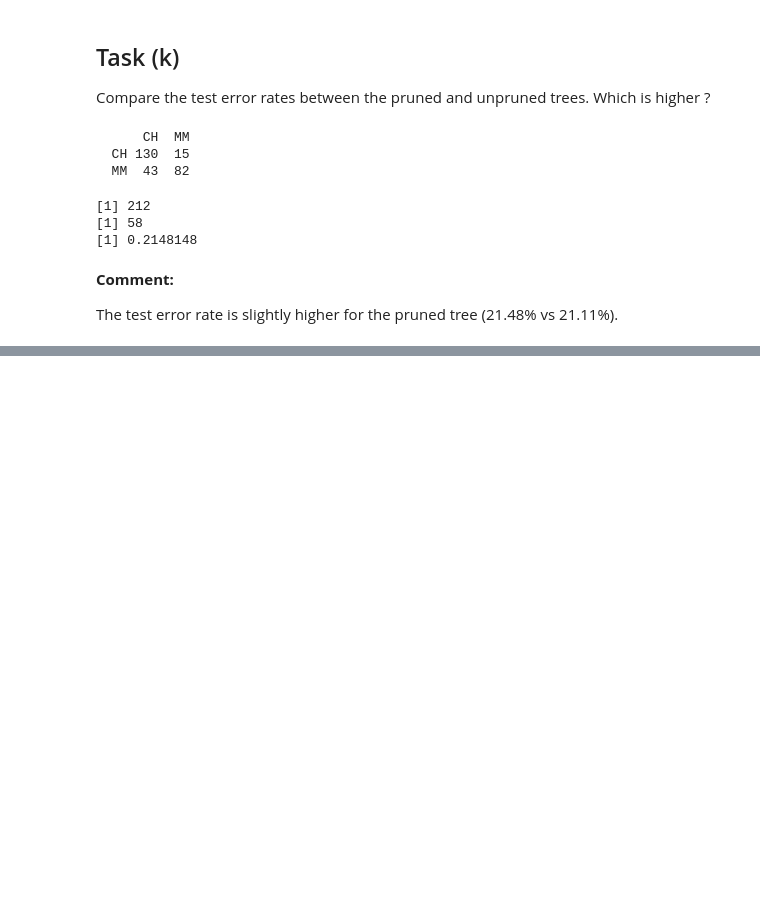
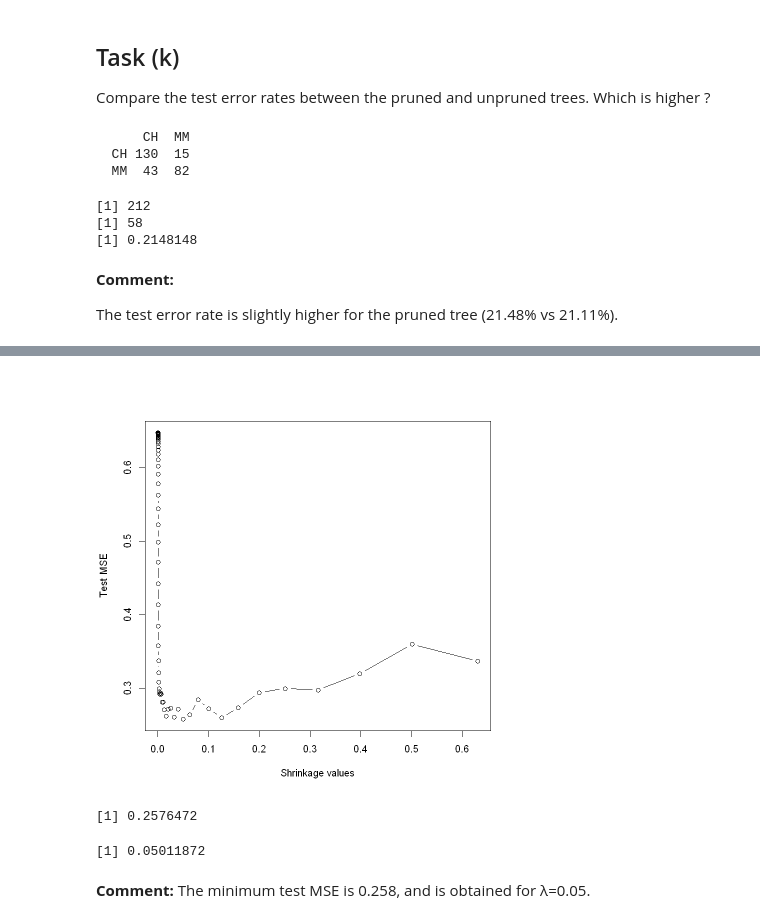
Before and after one commit to nguyenvlm/Statistical-Learning, a Jupyter notebook: Week7_TreeBasedMethods.ipynb, the cells around one changed output, grey strips where cells are left out. Saved outputs shown, nothing was run; the diff lists cells and outputs as text; code cells hidden in the pictures; blank space fills up the shorter version.

```diff
--- a/Week7_TreeBasedMethods.ipynb
+++ b/Week7_TreeBasedMethods.ipynb
@@ -388,0 +441,21 @@ The test error rate is slightly higher for the pruned tree (21.48%  vs 21.11%).
+# %%
+set.seed(1998)
+
+test.err = rep(NA, length(lambdas))
+for (i in 1:length(lambdas)) {
+    boost.hitters = gbm(Salary ~ ., data = train, distribution = "gaussian", n.trees = 1000, shrinkage = lambdas[i])
+    # Test MSE:
+    test.err[i] = mean((predict(boost.hitters, test, n.trees = 1000) - test$Salary)^2)
+}
+plot(lambdas, test.err, type = "b", xlab = "Shrinkage values", ylab = "Test MSE")
+# %% [output]
+[figure, added]
+# %%
+min(test.err)
+lambdas[which.min(test.err)]
+# %% [output]
+[1] 0.2576472
+[1] 0.05011872
+# %% [markdown]
+**Comment:**
+The minimum test MSE is 0.258, and is obtained for λ=0.05.
```
Also changed, not shown: parts of 29 cells of this notebook, 1 other file.
